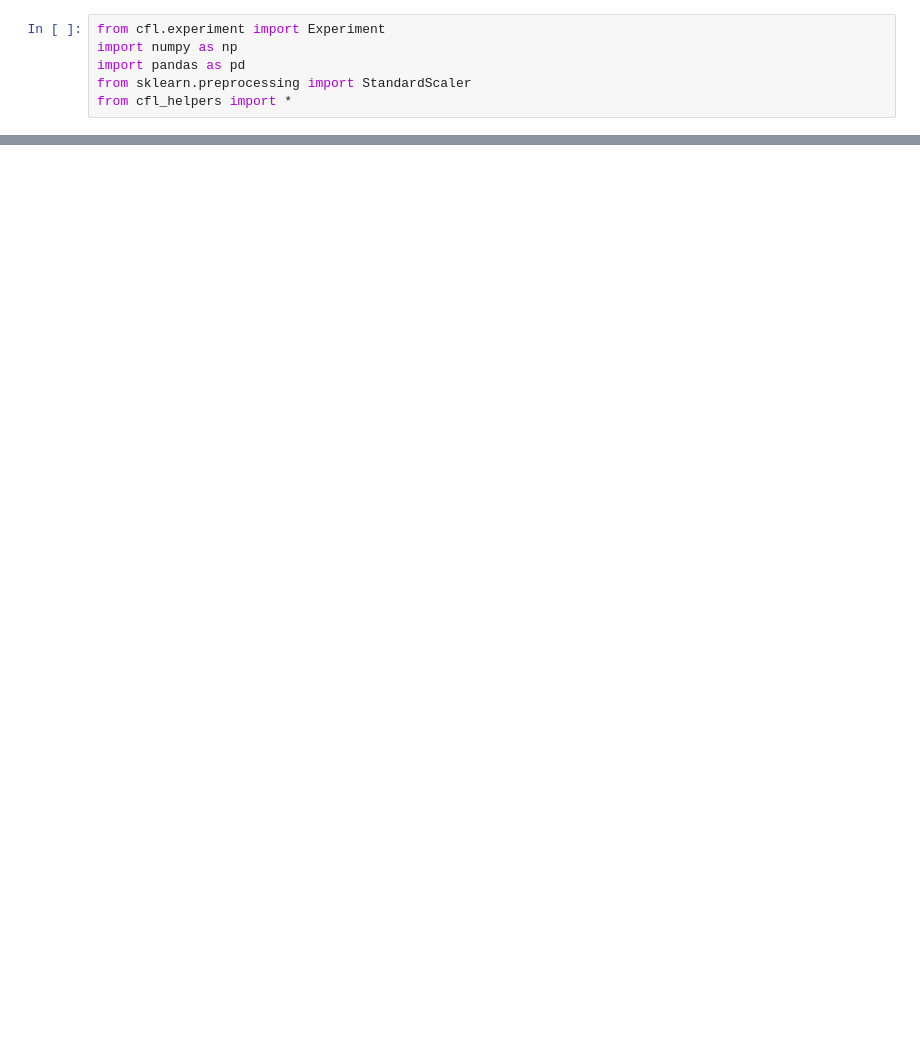
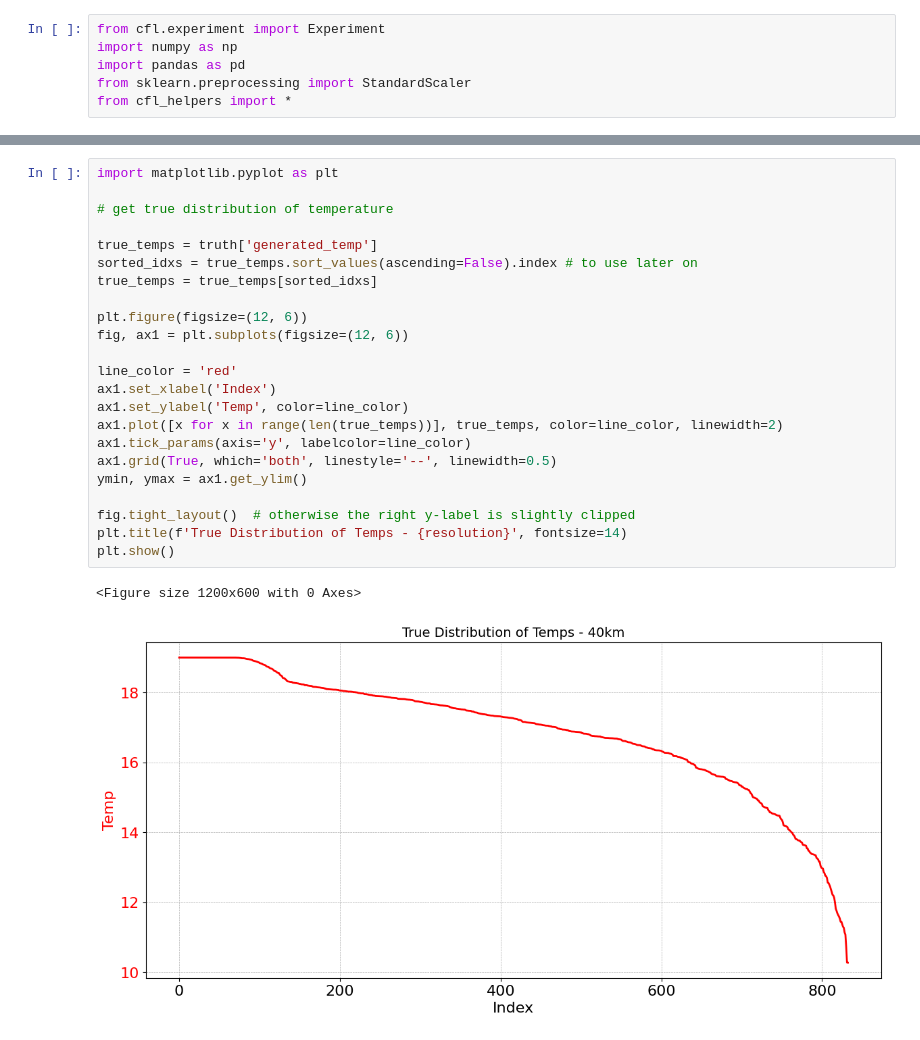
Before and after one commit to jyhong05/CFL_Research, a Jupyter notebook: altitude_extraction/clusters_distribution.ipynb, the cells around one changed output, grey strips where cells are left out. Cells and saved outputs as stored; diff of their text form; blank space fills up the shorter version.

```diff
--- a/altitude_extraction/clusters_distribution.ipynb
+++ b/altitude_extraction/clusters_distribution.ipynb
@@ -102,4 +107,30 @@ CondDensityEstimator training complete.
 Beginning CauseClusterer training...
 CauseClusterer training complete.
 Experiment training complete.
+# %%
+import matplotlib.pyplot as plt
+
+# get true distribution of temperature
+
+true_temps = truth['generated_temp']
+sorted_idxs = true_temps.sort_values(ascending=False).index # to use later on
+true_temps = true_temps[sorted_idxs]
+
+plt.figure(figsize=(12, 6))
+fig, ax1 = plt.subplots(figsize=(12, 6))
+
+line_color = 'red'
+ax1.set_xlabel('Index')
+ax1.set_ylabel('Temp', color=line_color)
+ax1.plot([x for x in range(len(true_temps))], true_temps, color=line_color, linewidth=2)
+ax1.tick_params(axis='y', labelcolor=line_color)
+ax1.grid(True, which='both', linestyle='--', linewidth=0.5)
+ymin, ymax = ax1.get_ylim()
+
+fig.tight_layout()  # otherwise the right y-label is slightly clipped
+plt.title(f'True Distribution of Temps - {resolution}', fontsize=14)
+plt.show()
+# %% [output]
+<Figure size 1200x600 with 0 Axes>
+[figure, added]
 # %%
```
Also changed, not shown: parts of 8 cells of this notebook, 13 other files.
